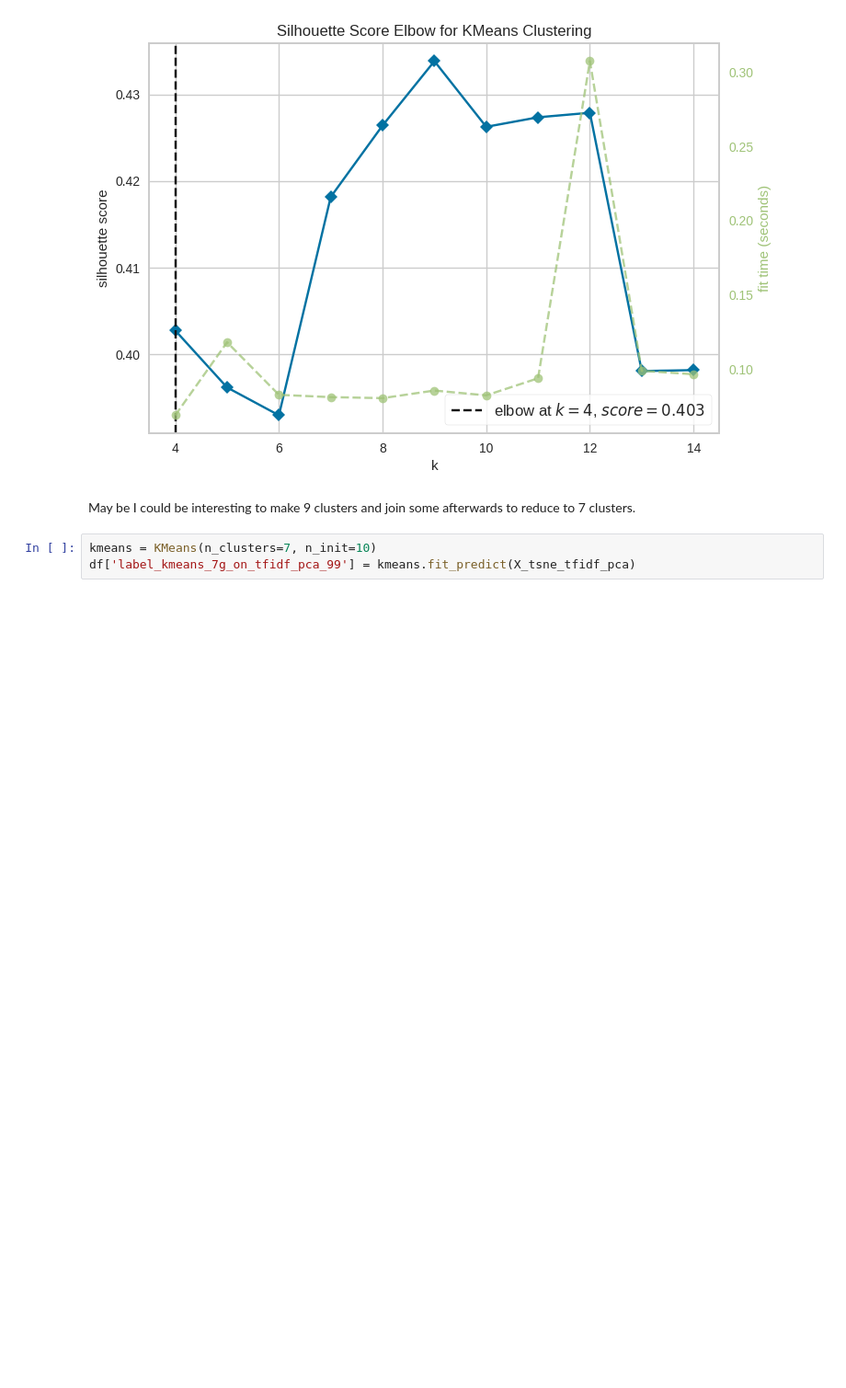
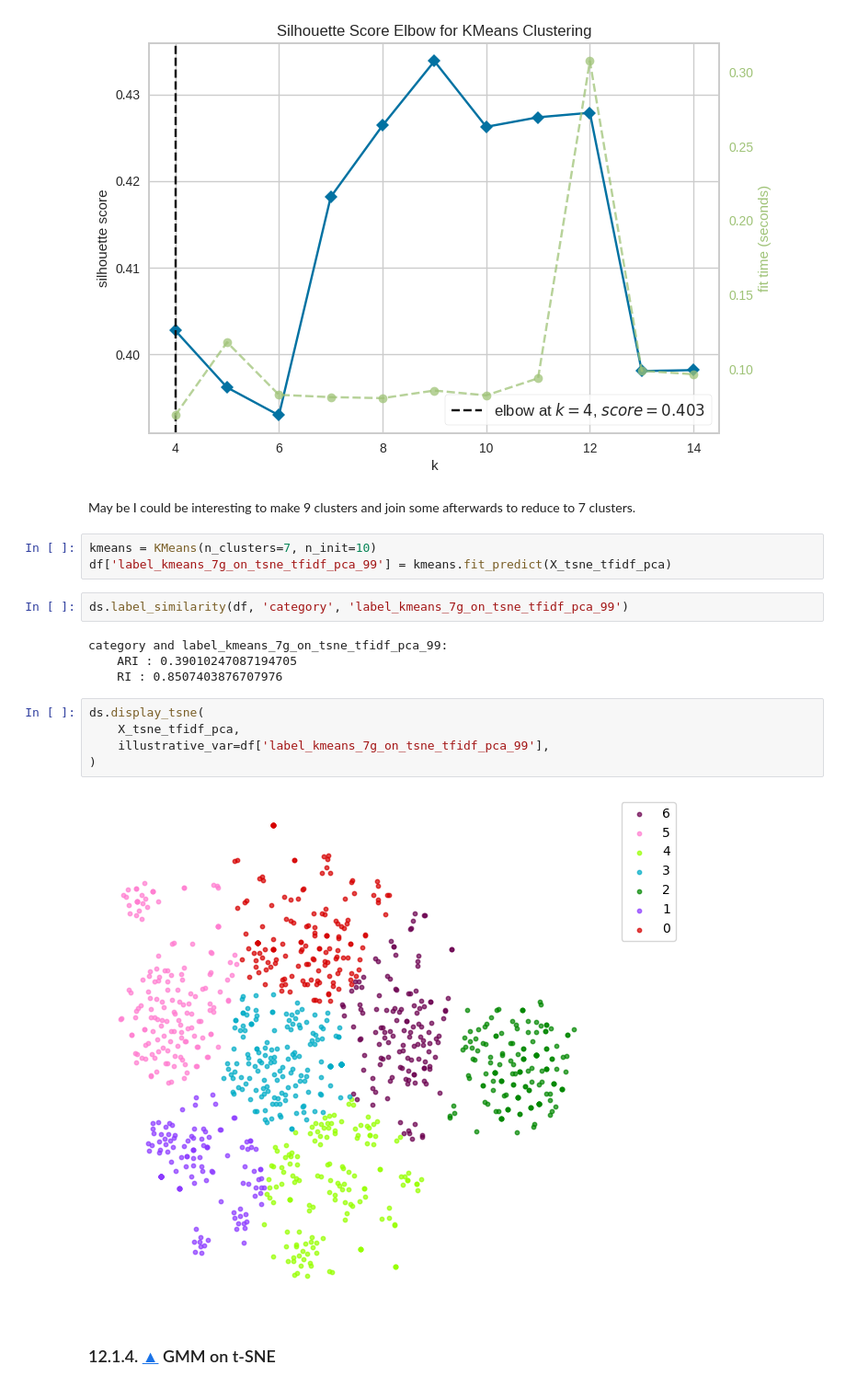
Before and after one commit to JulienfLeBoucher/OC_classification_from_text_and_image, a Jupyter notebook: NLP.ipynb, the cells around one changed output. Shown at 92% size. Drawn from its saved outputs; the diff is of its cells as text; blank space fills up the shorter version.

```diff
--- a/NLP.ipynb
+++ b/NLP.ipynb
@@ -1562,4 +1574,19 @@ plt.show()
 May be I could be interesting to make 9 clusters and join some afterwards to reduce to 7 clusters.
 # %%
 kmeans = KMeans(n_clusters=7, n_init=10)
-df['label_kmeans_7g_on_tfidf_pca_99'] = kmeans.fit_predict(X_tsne_tfidf_pca)
+df['label_kmeans_7g_on_tsne_tfidf_pca_99'] = kmeans.fit_predict(X_tsne_tfidf_pca)
+# %%
+ds.label_similarity(df, 'category', 'label_kmeans_7g_on_tsne_tfidf_pca_99')
+# %% [output]
+category and label_kmeans_7g_on_tsne_tfidf_pca_99:
+    ARI : 0.39010247087194705
+    RI : 0.8507403876707976
+# %%
+ds.display_tsne(
+    X_tsne_tfidf_pca,
+    illustrative_var=df['label_kmeans_7g_on_tsne_tfidf_pca_99'],
+)
+# %% [output]
+[figure, added]
+# %% [markdown]
+### 12.1.4.  [&#9650;](#toc0_) <a id='toc12_1_4_'></a>GMM on t-SNE
```
Also changed, not shown: parts of 31 cells of this notebook.
